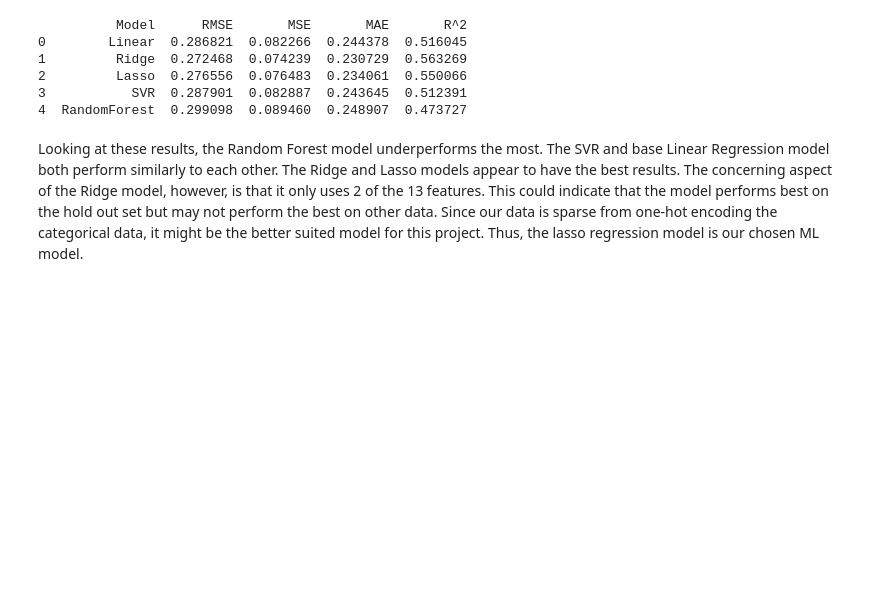
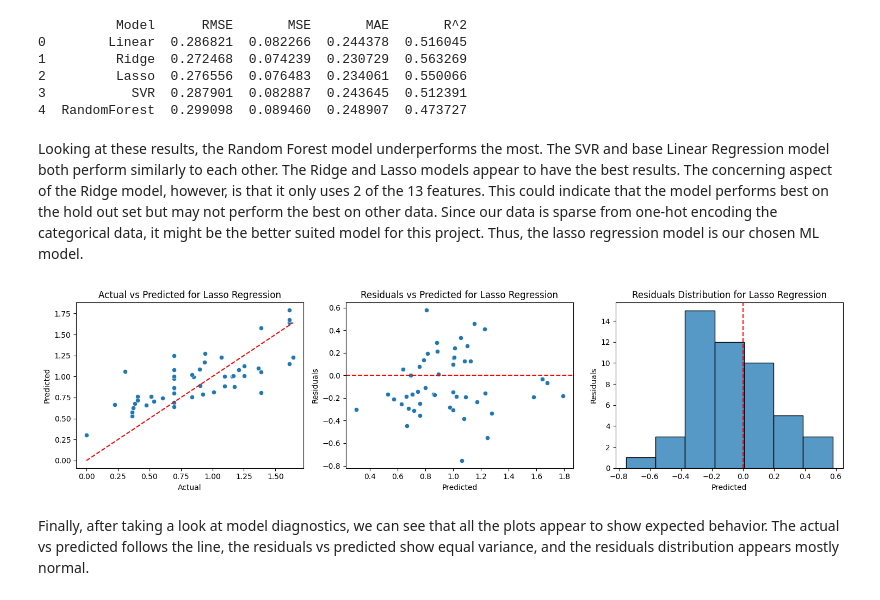
Before and after one commit to rsantos2032/Tipping-Regression-Analysis, a Jupyter notebook: TipsRegression.ipynb, the cells around one changed output. Saved outputs shown, nothing was run; the diff lists cells and outputs as text; code cells hidden in the pictures; blank space fills up the shorter version.

Commit message:
Final diagnostics

```diff
--- a/TipsRegression.ipynb
+++ b/TipsRegression.ipynb
@@ -817,3 +817,11 @@ print(pd.DataFrame(results))
 4  RandomForest  0.299098  0.089460  0.248907  0.473727
 # %% [markdown]
 Looking at these results, the Random Forest model underperforms the most. The SVR and base Linear Regression model both perform similarly to each other. The Ridge and Lasso models appear to have the best results. The concerning aspect of the Ridge model, however, is that it only uses 2 of the 13 features. This could indicate that the model performs best on the hold out set but may not perform the best on other data. Since our data is sparse from one-hot encoding the categorical data, it might be the better suited model for this project. Thus, the lasso regression model is our chosen ML model.
+# %%
+model = models["Lasso"]
+model.fit(X_train, y_train_log)
+model_diagnostic_plots("Lasso Regression", model, X_test, y_test_log)
+# %% [output]
+[figure, added]
+# %% [markdown]
+Finally, after taking a look at model diagnostics, we can see that all the plots appear to show expected behavior. The actual vs predicted follows the line, the residuals vs predicted show equal variance, and the residuals distribution appears mostly normal.
```
Also changed, not shown: 2 other files.
